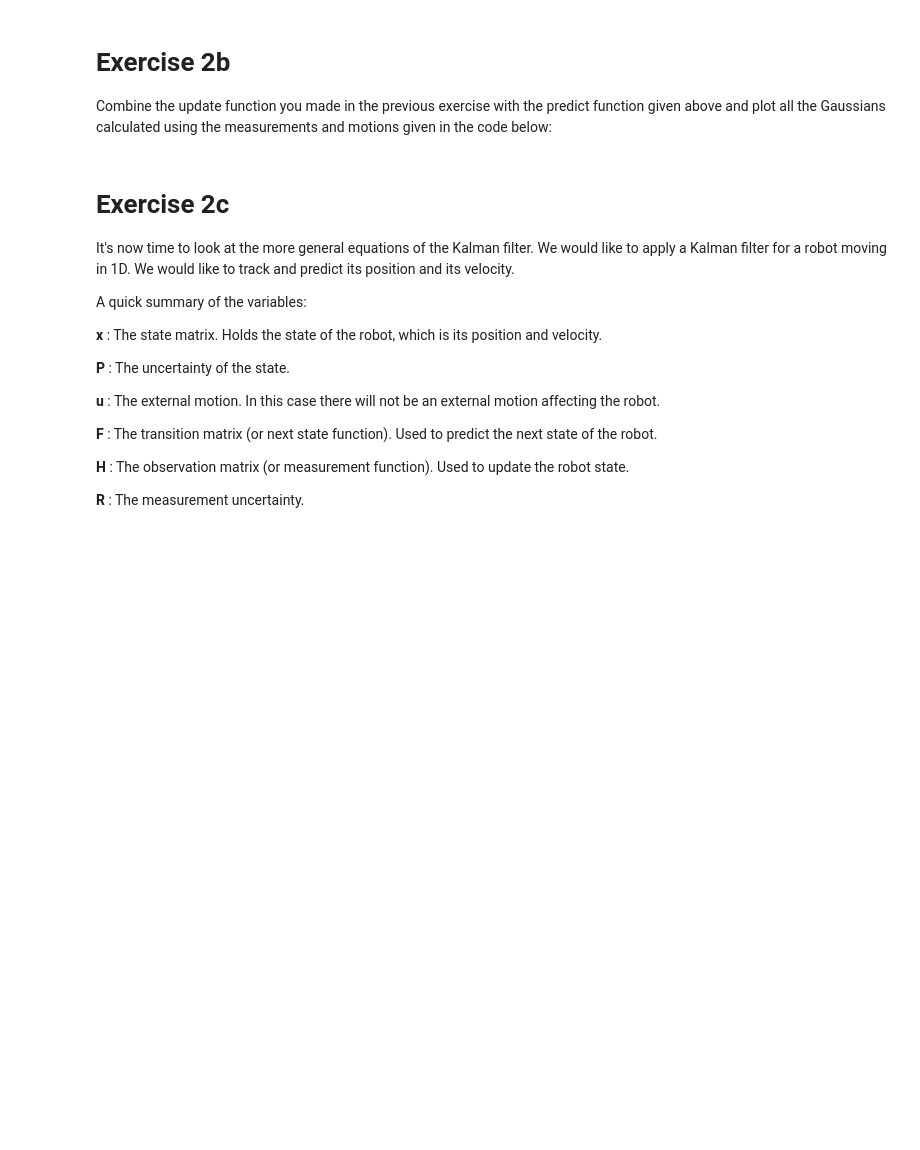
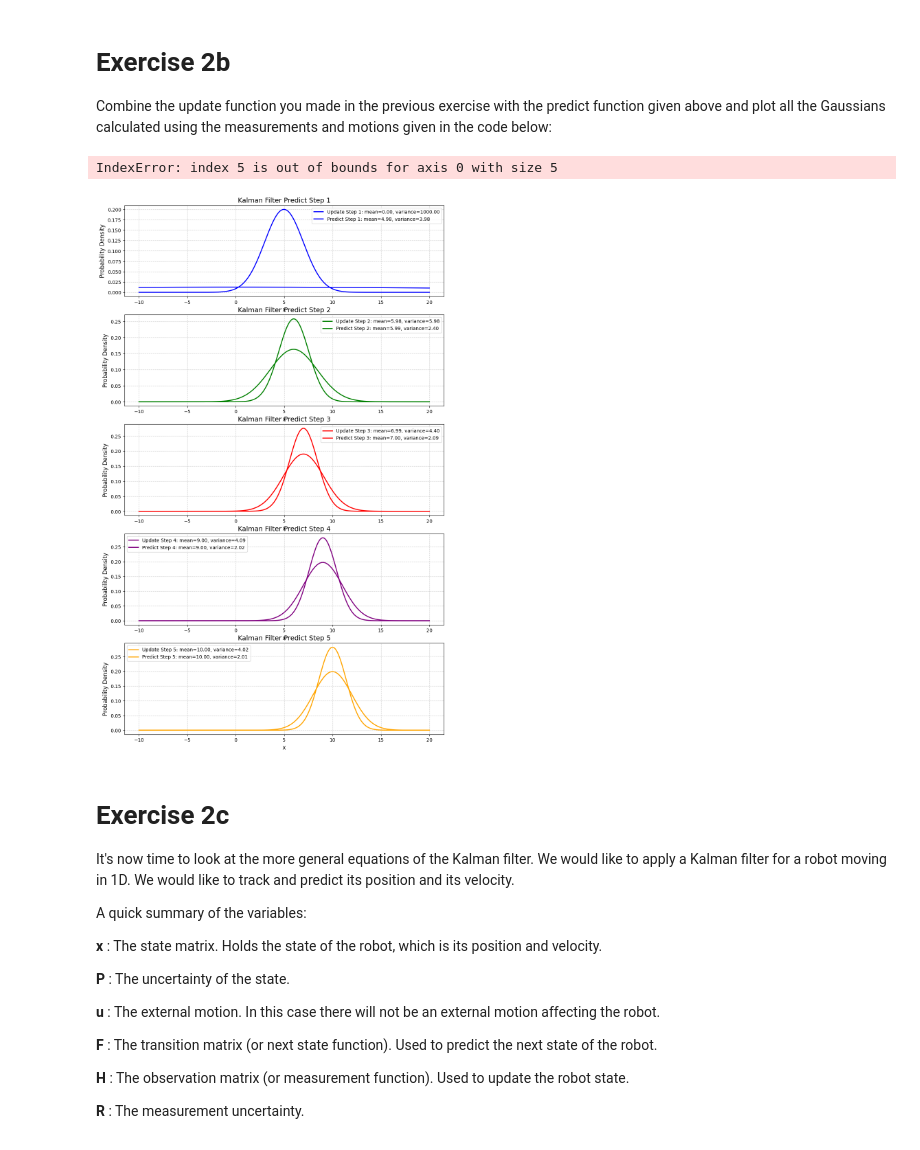
Before and after one commit to alpacfer/pfas, a Jupyter notebook: week7/exercises/Exercise2 - Kalman Filter.ipynb, the cells around one changed output. Cells and saved outputs as stored; diff of their text form; code cells hidden in the pictures; blank space fills up the shorter version.

```diff
--- a/week7/exercises/Exercise2 - Kalman Filter.ipynb
+++ b/week7/exercises/Exercise2 - Kalman Filter.ipynb
@@ -71,3 +115,66 @@ motion_sigma = 2
+# %%
+# Exercise 2b: Combine update and predict functions using given measurements and motions
+measurements = [5, 6, 7, 9, 10]
+measure_sigma = 4
+motion = [1, 1, 2, 1, 1]
+motion_sigma = 2
+
+# Initial mean and variance
+mean = 0
+variance = 1000
+
+# Lists to store results
+means = [mean]
+variances = [variance]
+
+# Loop through the measurements and motions, applying update and predict
+for i in range(len(measurements)):
+    # Update step with measurement
+    K = variance / (variance + measure_sigma)  # Kalman gain
+    mean = mean + K * (measurements[i] - mean)
+    variance = (1 - K) * variance
+
+    # Store updated values
+    means.append(mean)
+    variances.append(variance)
+
+    # Prediction step with motion
+    mean = mean + motion[i]
+    variance = variance + motion_sigma
+
+    # Store predicted values
+    means.append(mean)
+    variances.append(variance)
+
+# Generate x values for plotting
+x_values = np.linspace(-10, 20, 500)
+
+# Plot update and prediction steps in grouped plots to improve comparison
+fig, axs = plt.subplots(5, 1, figsize=(12, 20))
+colors = ['blue', 'green', 'red', 'purple', 'orange']
+
+for i in range(len(means)):
+    ax = axs[i // 2]  # Group two plots (update and predict) in each subplot
+    y_values = gaussian(means[i], variances[i], x_values)
+    if i % 2 == 0:
+        label_step = f"Update Step {i//2 + 1}: mean={means[i]:.2f}, variance={variances[i]:.2f}"
+        title = f"Kalman Filter Update Step {i//2 + 1}"
+    else:
+        label_step = f"Predict Step {i//2 + 1}: mean={means[i]:.2f}, variance={variances[i]:.2f}"
+        title = f"Kalman Filter Predict Step {i//2 + 1}"
+
+    ax.plot(x_values, y_values, color=colors[i // 2], linewidth=2, label=label_step)
+    ax.set_xlabel('x', fontsize=12)
+    ax.set_ylabel('Probability Density', fontsize=12)
+    ax.set_title(title, fontsize=14)
+    ax.legend(fontsize=10)
+    ax.grid(True, linestyle='--', alpha=0.6)
+
+plt.tight_layout()
+plt.show()
+# %% [output]
+IndexError: index 5 is out of bounds for axis 0 with size 5
+[figure, added]
 # %% [markdown]
 # Exercise 2c
 
```
Also changed, not shown: parts of 10 cells of this notebook.
